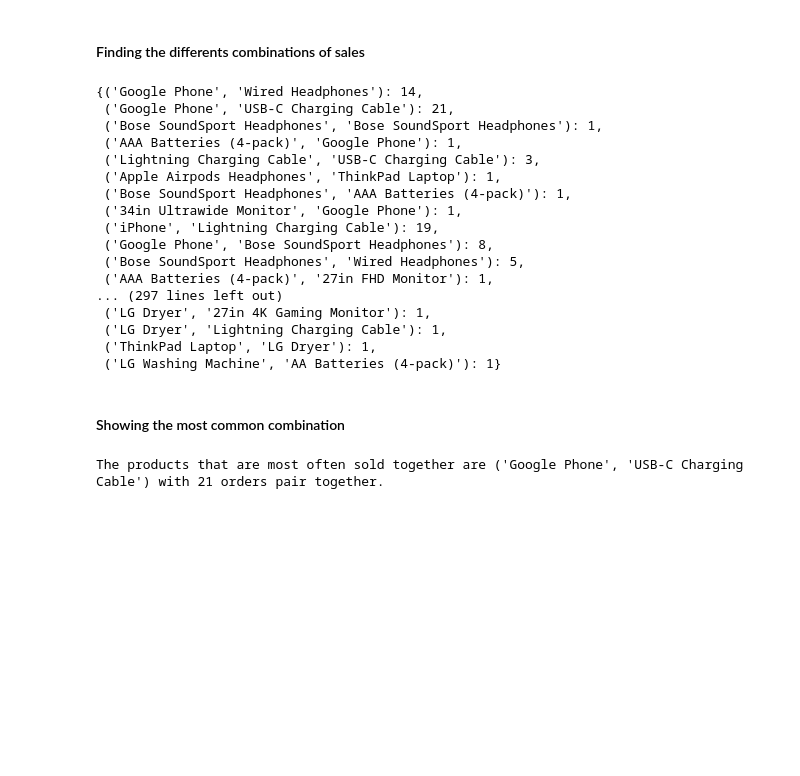
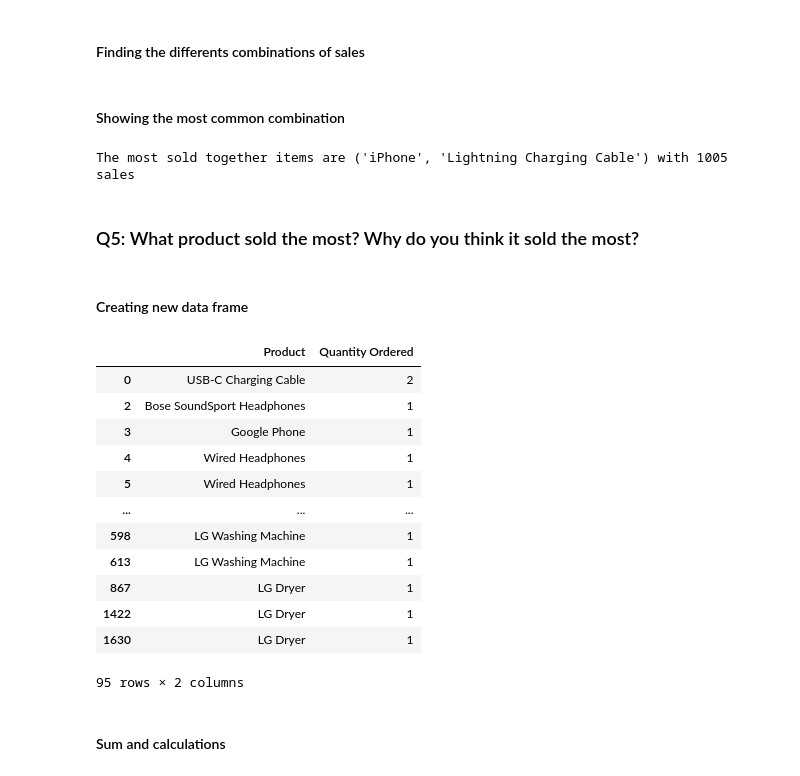
Before and after one commit to cocimano/-ProjectsAndPractice-, a Jupyter notebook: Projects-Data Science/Sales Data/Pandas-Data-Science-Tasks-master/SalesAnalysis/MyAnalysis.ipynb, the cells around one changed output. Drawn from its saved outputs; the diff is of its cells as text; code cells hidden in the pictures; blank space fills up the shorter version.

```diff
--- a/Projects-Data Science/Sales Data/Pandas-Data-Science-Tasks-master/SalesAnalysis/MyAnalysis.ipynb
+++ b/Projects-Data Science/Sales Data/Pandas-Data-Science-Tasks-master/SalesAnalysis/MyAnalysis.ipynb
@@ -268,42 +266,32 @@ list_of_products
 # %% [markdown]
 #### Finding the differents combinations of sales
-# %%
-for i in list_of_products:
-    if ',' in i:
-        order = i.split(', ')
-        for j in range(len(order)):
-            for k in range(j+1, len(order)):
-                pair = (order[j], order[k])
-                if pair in count_prodct_combinations:
-                    count_prodct_combinations[pair] += 1
-                else:
-                    count_prodct_combinations[pair] = 1
-
-count_prodct_combinations
-# %% [output]
-{('Google Phone', 'Wired Headphones'): 14,
- ('Google Phone', 'USB-C Charging Cable'): 21,
- ('Bose SoundSport Headphones', 'Bose SoundSport Headphones'): 1,
- ('AAA Batteries (4-pack)', 'Google Phone'): 1,
- ('Lightning Charging Cable', 'USB-C Charging Cable'): 3,
- ('Apple Airpods Headphones', 'ThinkPad Laptop'): 1,
- ('Bose SoundSport Headphones', 'AAA Batteries (4-pack)'): 1,
- ('34in Ultrawide Monitor', 'Google Phone'): 1,
- ('iPhone', 'Lightning Charging Cable'): 19,
- ('Google Phone', 'Bose SoundSport Headphones'): 8,
- ('Bose SoundSport Headphones', 'Wired Headphones'): 5,
- ('AAA Batteries (4-pack)', '27in FHD Monitor'): 1,
-... (297 lines left out)
- ('LG Dryer', '27in 4K Gaming Monitor'): 1,
- ('LG Dryer', 'Lightning Charging Cable'): 1,
- ('ThinkPad Laptop', 'LG Dryer'): 1,
- ('LG Washing Machine', 'AA Batteries (4-pack)'): 1}
 # %% [markdown]
 #### Showing the most common combination
 # %%
-most_sold_together = max(count_prodct_combinations, key=count_prodct_combinations.get)
-total_orders_sold_together = count_prodct_combinations[most_sold_together]
-
-print(f"The products that are most often sold together are {most_sold_together} with {total_orders_sold_together} orders pair together.")
+most_sold_together = count.most_common(1)[0]
+print(f"The most sold together items are {most_sold_together[0]} with {most_sold_together[1]} sales")
 # %% [output]
-The products that are most often sold together are ('Google Phone', 'USB-C Charging Cable') with 21 orders pair together.
+The most sold together items are ('iPhone', 'Lightning Charging Cable') with 1005 sales
+# %% [markdown]
+### Q5: What product sold the most? Why do you think it sold the most?
+# %% [markdown]
+#### Creating new data frame
+# %%
+product_group = all_data.groupby('Product')[['Product','Quantity Ordered']]
+product_group.head()
+# %% [output]
+|  | Product | Quantity Ordered |
+| 0 | USB-C Charging Cable | 2 |
+| 2 | Bose SoundSport Headphones | 1 |
+| 3 | Google Phone | 1 |
+| 4 | Wired Headphones | 1 |
+| 5 | Wired Headphones | 1 |
+| ... | ... | ... |
+| 598 | LG Washing Machine | 1 |
+| 613 | LG Washing Machine | 1 |
+| 867 | LG Dryer | 1 |
+| 1422 | LG Dryer | 1 |
+| 1630 | LG Dryer | 1 |
+95 rows × 2 columns
+# %% [markdown]
+#### Sum and calculations
```
Also changed, not shown: parts of 16 cells of this notebook.
